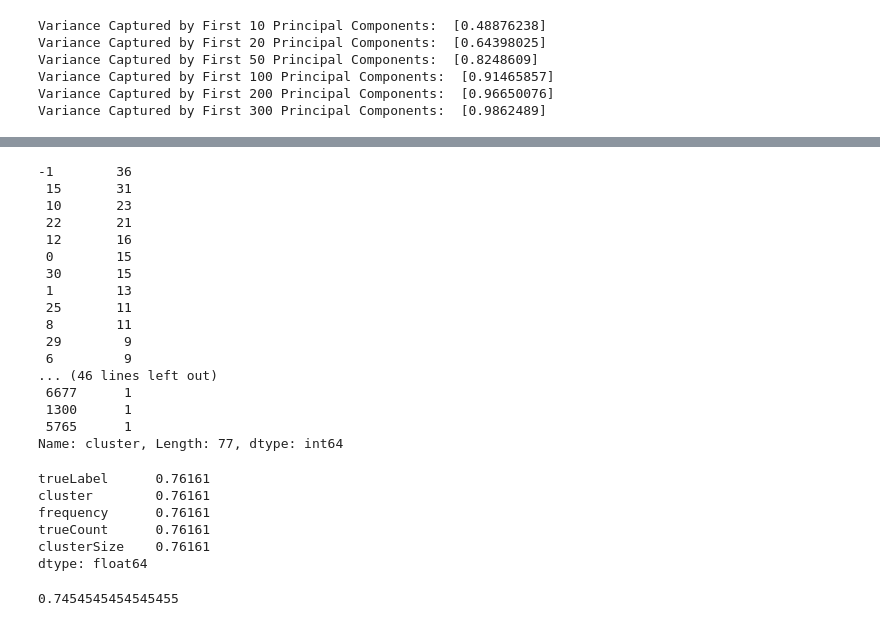
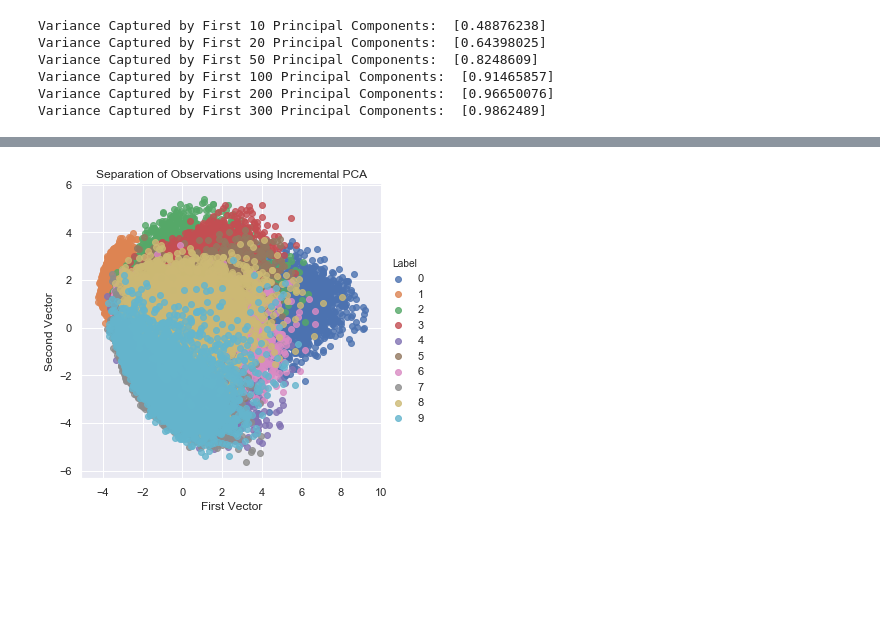
Before and after one commit to aapatel09/handson-unsupervised-learning, a Jupyter notebook: 03_dimensionality_reduction.ipynb, the cells around one changed output, grey strips where cells are left out. Cells and saved outputs as stored; diff of their text form; code cells hidden in the pictures; blank space fills up the shorter version.

```diff
--- a/03_dimensionality_reduction.ipynb
+++ b/03_dimensionality_reduction.ipynb
@@ -167,7 +166,8 @@ def scatterPlot(xDF, yDF, algoName):
     tempDF = pd.DataFrame(data=xDF.loc[:,0:1], index=xDF.index)
     tempDF = pd.concat((tempDF,yDF), axis=1, join="inner")
     tempDF.columns = ["First Vector", "Second Vector", "Label"]
-    sns.lmplot(x="First Vector", y="Second Vector", hue="Label", data=tempDF, fit_reg=False)
+    sns.lmplot(x="First Vector", y="Second Vector", hue="Label", \
+               data=tempDF, fit_reg=False)
     ax = plt.gca()
     ax.set_title("Separation of Observations using "+algoName)
 # %%
@@ -1296,20 +186,0 @@ Recall:  0.0
-# %%
-# Mini-batch dictionary learning
-
-from sklearn.decomposition import MiniBatchDictionaryLearning
-
-# 28 components, 1 alpha, 200 batch size, 10 n_iter generates average precision of 0.42
-n_components = 40
-alpha = 1
-batch_size = 200
-n_iter = 10
-random_state = 2018
-
-miniBatchDictLearning = MiniBatchDictionaryLearning(n_components=n_components, alpha=alpha, batch_size=batch_size,
-                                                    n_iter=n_iter, random_state=random_state)
-
-miniBatchDictLearning.fit(X_train)
-X_train_miniBatchDictLearning = miniBatchDictLearning.fit_transform(X_train)
-X_train_miniBatchDictLearning = pd.DataFrame(data=X_train_miniBatchDictLearning, index=X_train.index)
-
-scatterPlot(X_train_miniBatchDictLearning, y_train, "Mini-batch Dictionary Learning")
@@ -1658,34 +187,21 @@ predsX2 = preds.merge(freqDF,left_on='cluster',right_on='cluster').merge(
-# %%
-preds[preds.trueLabel==1]['cluster'].value_counts()
-# %% [output]
--1        36
- 15       31
- 10       23
- 22       21
- 12       16
- 0        15
- 30       15
- 1        13
- 25       11
- 8        11
- 29        9
- 6         9
-... (46 lines left out)
- 6677      1
- 1300      1
- 5765      1
-Name: cluster, Length: 77, dtype: int64
-# %%
-threshold = 0.19
-predsX2['trueLabel'][predsX2.frequency>threshold].sum()/predsX2[predsX2.frequency>threshold].count()
-# %% [output]
-trueLabel      0.76161
-cluster        0.76161
-frequency      0.76161
-trueCount      0.76161
-clusterSize    0.76161
-dtype: float64
-# %%
-predsX2[predsX2.frequency>threshold]['trueLabel'].sum()/330
-# %% [output]
-0.7454545454545455
+# %%
+# Incremental PCA
+from sklearn.decomposition import IncrementalPCA
+
+n_components = 784
+batch_size = None
+
+incrementalPCA = IncrementalPCA(n_components=n_components, \
+                                batch_size=batch_size)
+
+X_train_incrementalPCA = incrementalPCA.fit_transform(X_train)
+X_train_incrementalPCA = \
+    pd.DataFrame(data=X_train_incrementalPCA, index=train_index)
+
+X_validation_incrementalPCA = incrementalPCA.transform(X_validation)
+X_validation_incrementalPCA = \
+    pd.DataFrame(data=X_validation_incrementalPCA, index=validation_index)
+
+scatterPlot(X_train_incrementalPCA, y_train, "Incremental PCA")
+# %% [output]
+[figure, added]
```
Also changed, not shown: parts of 124 cells of this notebook, 39 other files.
